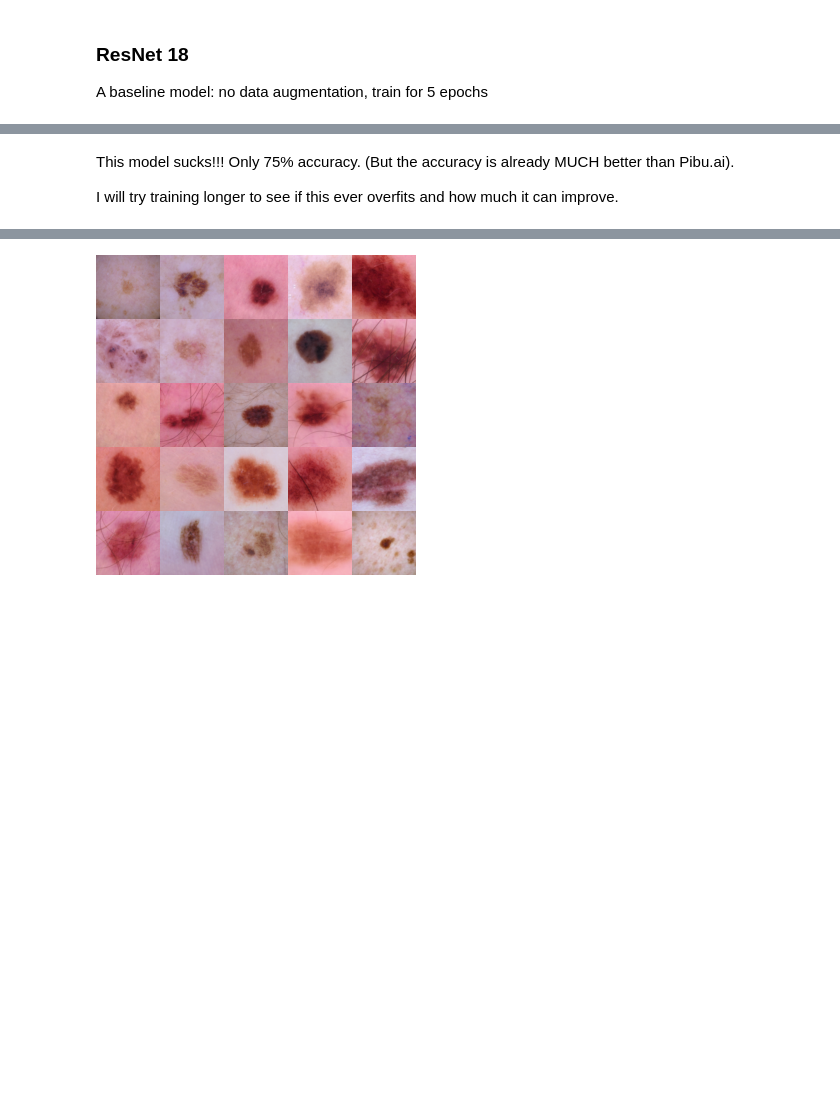
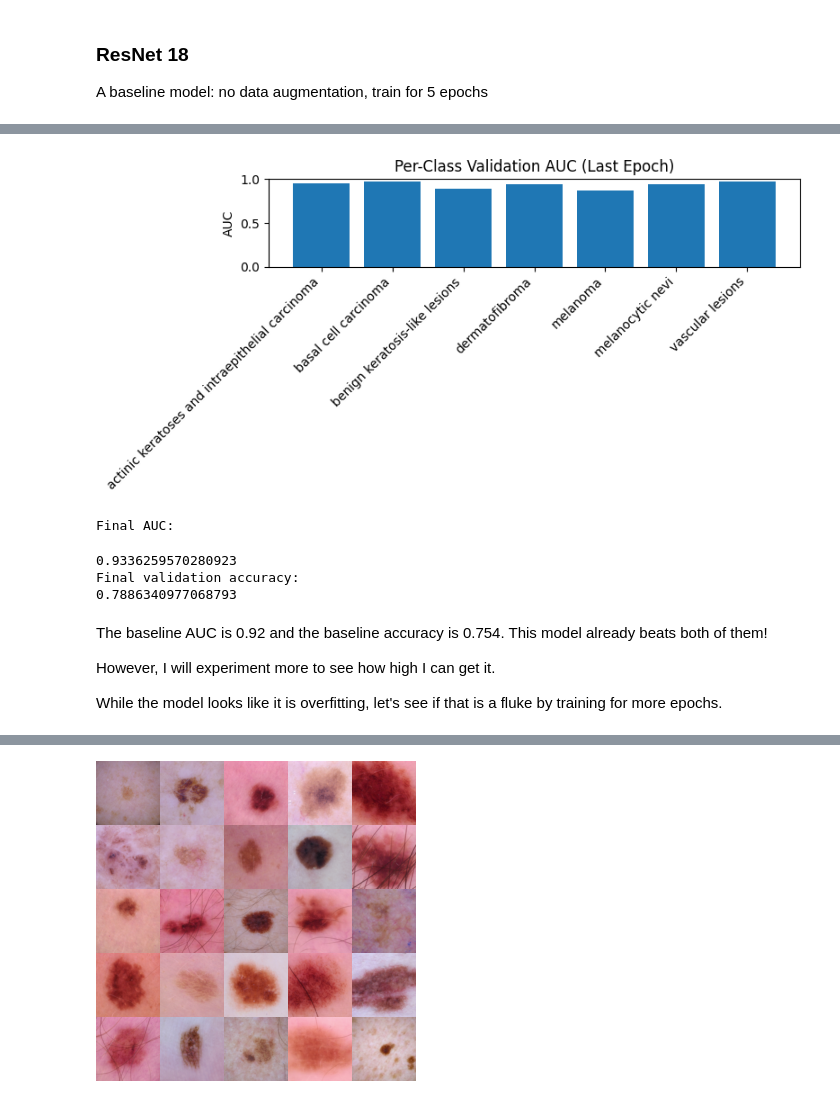
Before and after one commit to harshi-saha/bmi712-project, a Jupyter notebook: medmnsit_resnet_nick/resnet18_experiments.ipynb, the cells around one changed output, grey strips where cells are left out. Cells and saved outputs as stored; diff of their text form; code cells hidden in the pictures; blank space fills up the shorter version.

```diff
--- a/medmnsit_resnet_nick/resnet18_experiments.ipynb
+++ b/medmnsit_resnet_nick/resnet18_experiments.ipynb
@@ -111,0 +111,3 @@ Epoch 4 |Train loss: 0.7268, acc: 0.745 |Val loss: 0.7994, acc: 0.743
+# %%
+h.plot_per_class_auc(train_history_model1, class_names)
+# %% [output]
@@ -112,7 +115,21 @@ Epoch 4 |Train loss: 0.7268, acc: 0.745 |Val loss: 0.7994, acc: 0.743
+[figure, added]
+# %%
+print("Final AUC:")
+print(h.compute_auc(model, val_loader, device))
+
+print("Final validation accuracy:")
+print(train_history_model1['val_acc'][-1])
+# %% [output]
+Final AUC:
+0.9336259570280923
+Final validation accuracy:
+0.7886340977068793
 # %% [markdown]
-This model sucks!!! Only 75% accuracy. (But the accuracy is already MUCH better than Pibu.ai).
+The baseline AUC is 0.92 and the baseline accuracy is 0.754. This model already beats both of them!
 
-I will try training longer to see if this ever overfits and how much it can improve.
+However, I will experiment more to see how high I can get it.
+
+While the model looks like it is overfitting, let's see if that is a fluke by training for more epochs.
 # %%
 # longer epochs trained
 
```
Also changed, not shown: parts of 21 cells of this notebook, 1 other file.
